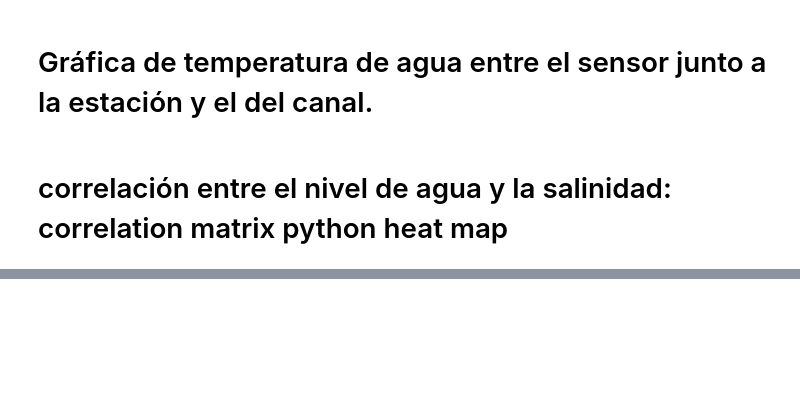
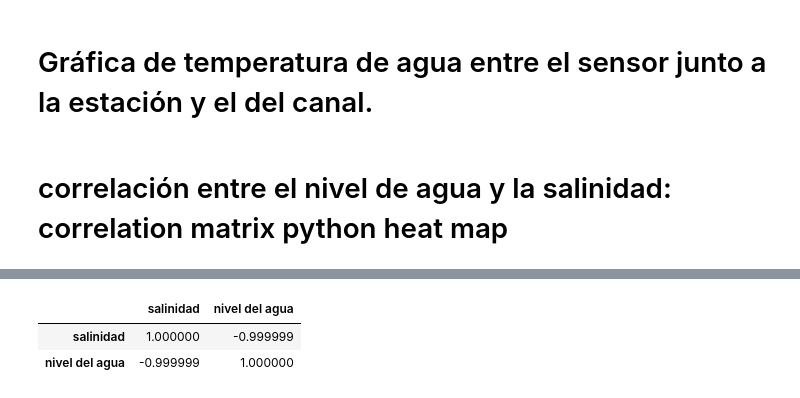
Before and after one commit to laloolea/computacional1, a Jupyter notebook: Actividad3/el Manglar El Sargento.ipynb, the cells around one changed output, grey strips where cells are left out. Drawn from its saved outputs; the diff is of its cells as text; code cells hidden in the pictures; blank space fills up the shorter version.

```diff
--- a/Actividad3/el Manglar El Sargento.ipynb
+++ b/Actividad3/el Manglar El Sargento.ipynb
@@ -277,0 +337,6 @@ np.corrcoef(x, y)
+# %%
+df.corr()
+# %% [output]
+|  | salinidad | nivel del agua |
+| salinidad | 1.000000 | -0.999999 |
+| nivel del agua | -0.999999 | 1.000000 |
```
Also changed, not shown: parts of 9 cells of this notebook, 2 other files.
